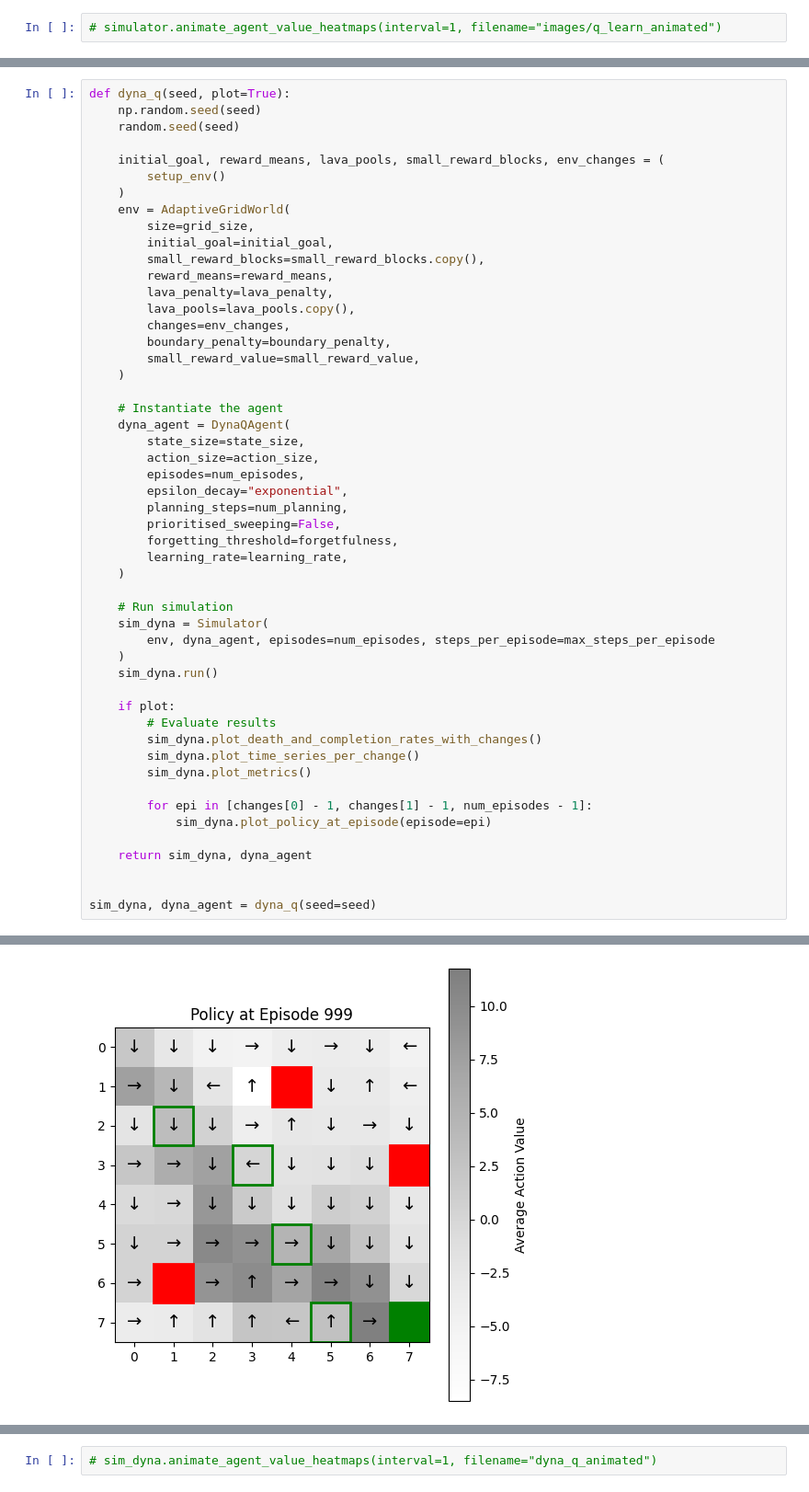
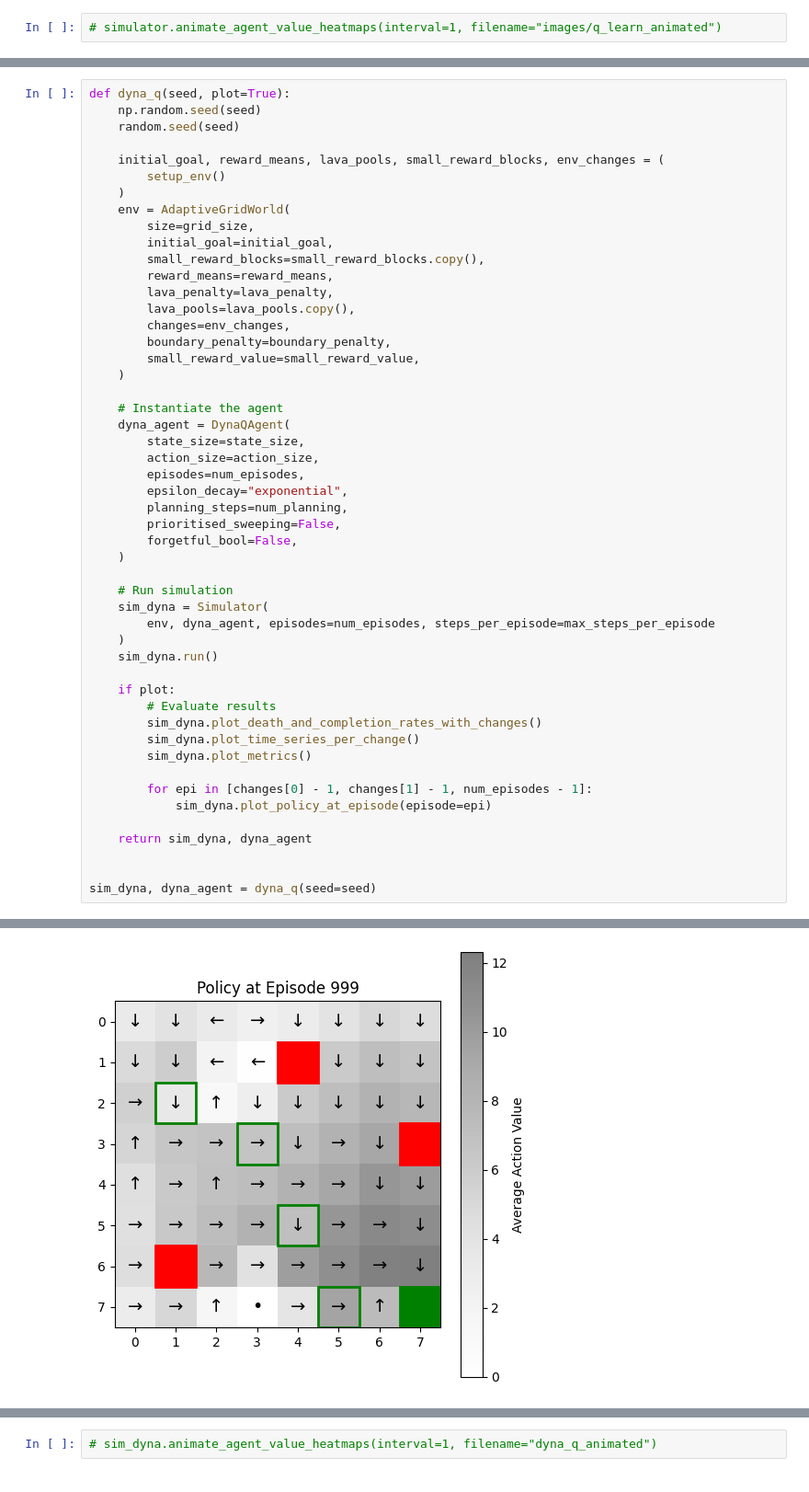
Before and after one commit to CassandraDurr/reinforcement-learning-adaptive, a Jupyter notebook: experiments.ipynb, the cells around one changed output, grey strips where cells are left out. Shown at 92% size. Drawn from its saved outputs; the diff is of its cells as text.

```diff
--- a/experiments.ipynb
+++ b/experiments.ipynb
@@ -150,8 +150,7 @@ def dyna_q(seed, plot=True):
         epsilon_decay="exponential",
         planning_steps=num_planning,
         prioritised_sweeping=False,
-        forgetting_threshold=forgetfulness,
-        learning_rate=learning_rate,
+        forgetful_bool=False,
     )
 
     # Run simulation
@@ -182 +181 @@ sim_dyna, dyna_agent = dyna_q(seed=seed)
-[figure, old version]
+[figure, new version]
```
Also changed, not shown: parts of 10 cells of this notebook, 5 other files.
